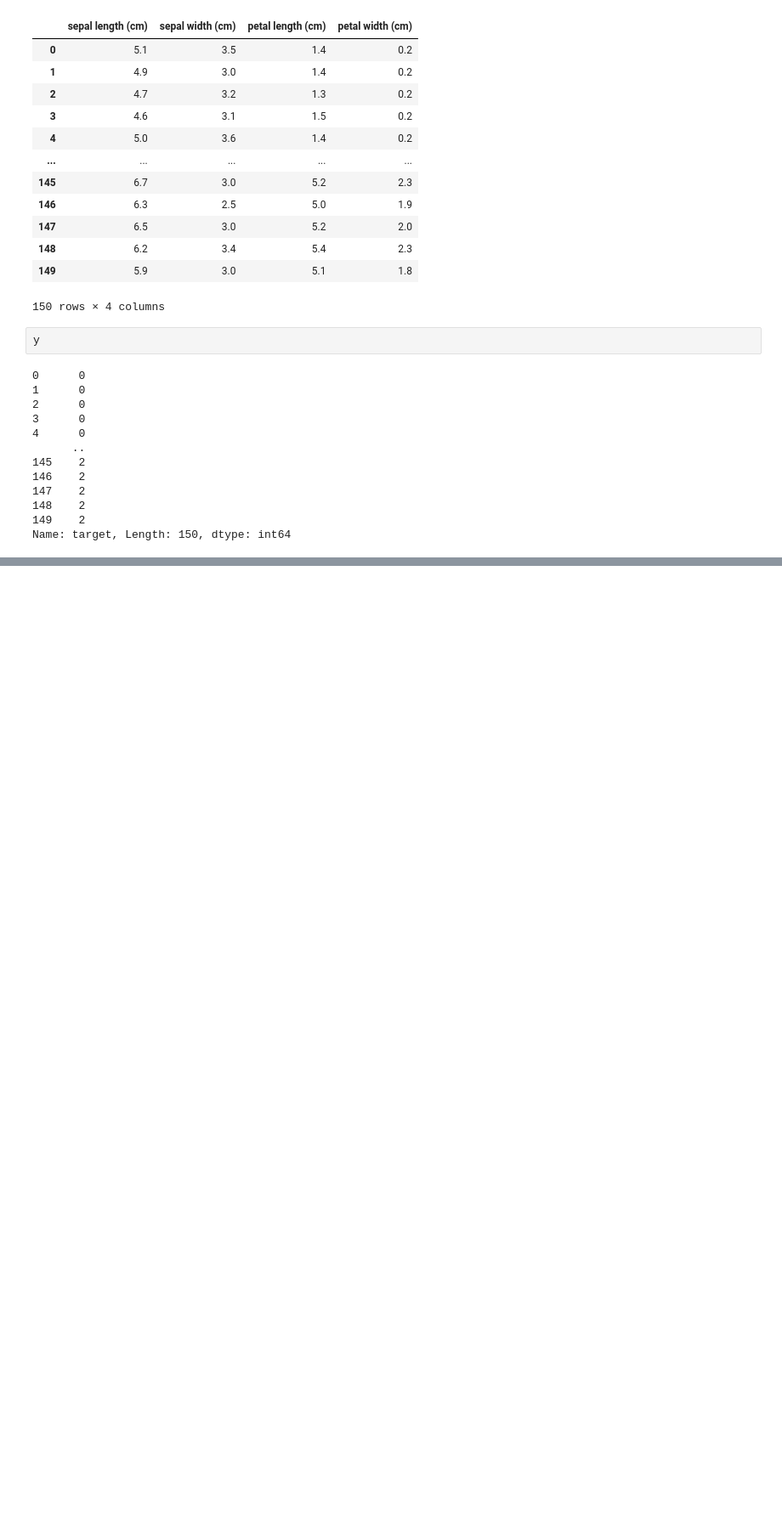
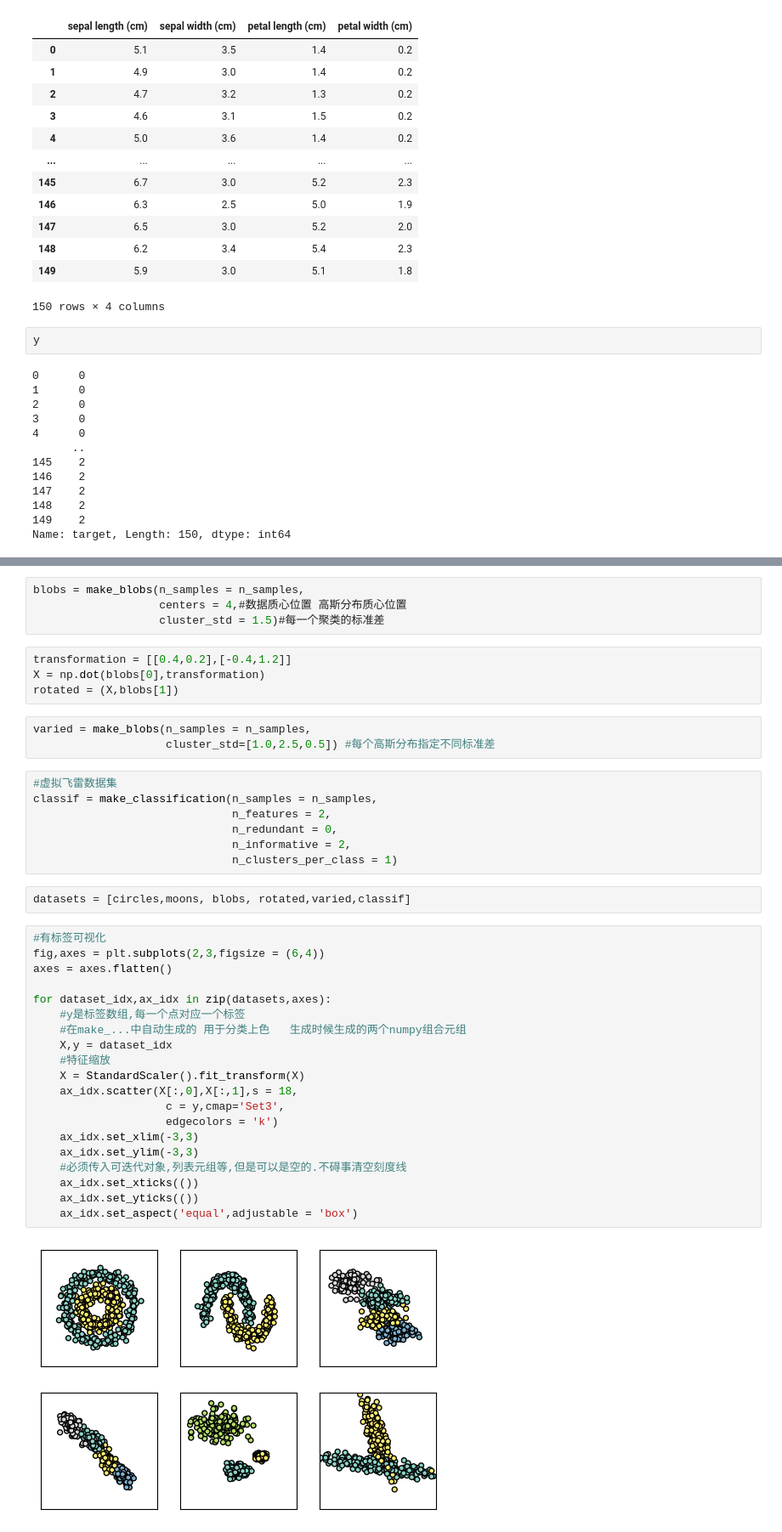
Before and after one commit to Arch-jyh/iris_books, a Jupyter notebook: book1/29/exercise.ipynb, the cells around one changed output, grey strips where cells are left out. Shown: that part at 85% size. Saved outputs shown, nothing was run; the diff lists cells and outputs as text; blank space fills up the shorter version.

```diff
--- a/book1/29/exercise.ipynb
+++ b/book1/29/exercise.ipynb
@@ -83,0 +102,42 @@ Name: target, Length: 150, dtype: int64
+# %%
+blobs = make_blobs(n_samples = n_samples,
+                   centers = 4,#数据质心位置 高斯分布质心位置
+                   cluster_std = 1.5)#每一个聚类的标准差
+# %%
+transformation = [[0.4,0.2],[-0.4,1.2]]
+X = np.dot(blobs[0],transformation)
+rotated = (X,blobs[1])
+# %%
+varied = make_blobs(n_samples = n_samples,
+                    cluster_std=[1.0,2.5,0.5]) #每个高斯分布指定不同标准差
+# %%
+#虚拟飞雷数据集
+classif = make_classification(n_samples = n_samples,
+                              n_features = 2,
+                              n_redundant = 0,
+                              n_informative = 2,
+                              n_clusters_per_class = 1)
+# %%
+datasets = [circles,moons, blobs, rotated,varied,classif]
+# %%
+#有标签可视化
+fig,axes = plt.subplots(2,3,figsize = (6,4))
+axes = axes.flatten()
+
+for dataset_idx,ax_idx in zip(datasets,axes):
+    #y是标签数组,每一个点对应一个标签
+    #在make_...中自动生成的 用于分类上色   生成时候生成的两个numpy组合元组
+    X,y = dataset_idx
+    #特征缩放
+    X = StandardScaler().fit_transform(X)
+    ax_idx.scatter(X[:,0],X[:,1],s = 18,
+                    c = y,cmap='Set3',
+                    edgecolors = 'k')
+    ax_idx.set_xlim(-3,3)
+    ax_idx.set_ylim(-3,3)
+    #必须传入可迭代对象,列表元组等,但是可以是空的.不碍事清空刻度线
+    ax_idx.set_xticks(())
+    ax_idx.set_yticks(())
+    ax_idx.set_aspect('equal',adjustable = 'box')
+# %% [output]
+[figure, added]
```
Also changed, not shown: parts of 29 cells of this notebook, 1 other file.
